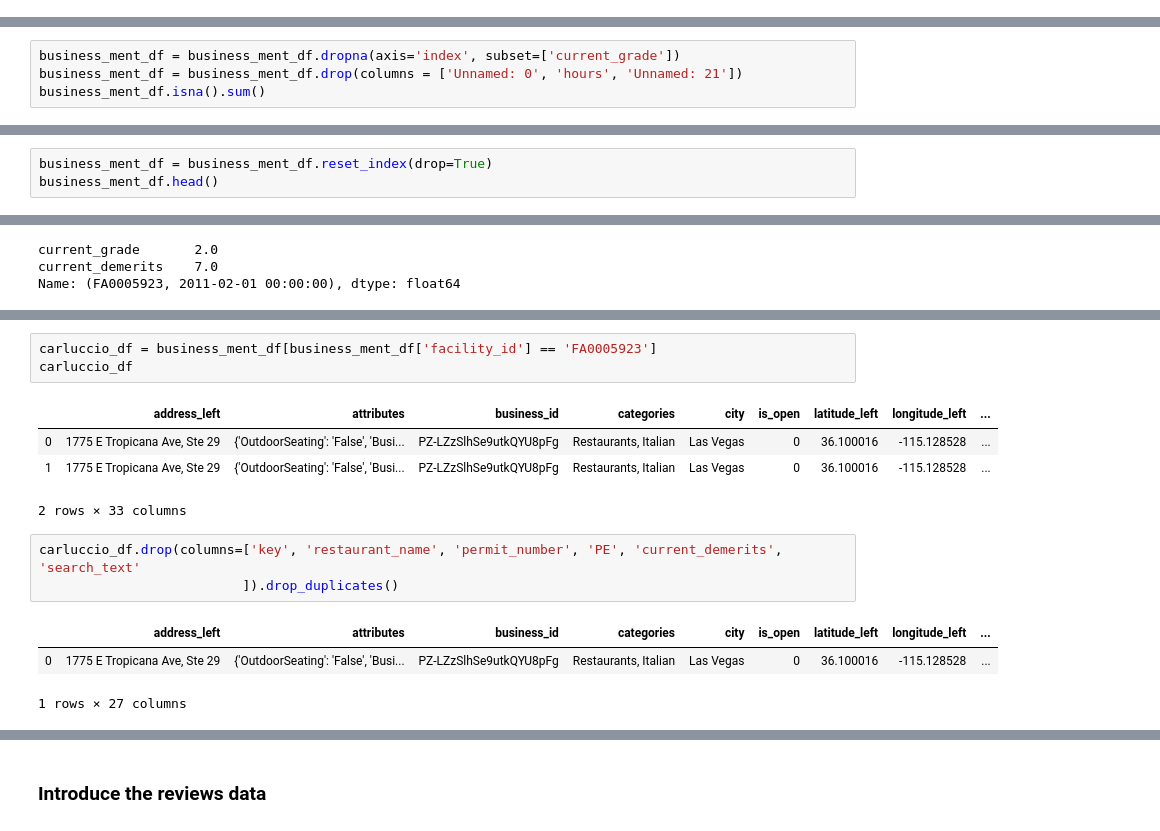
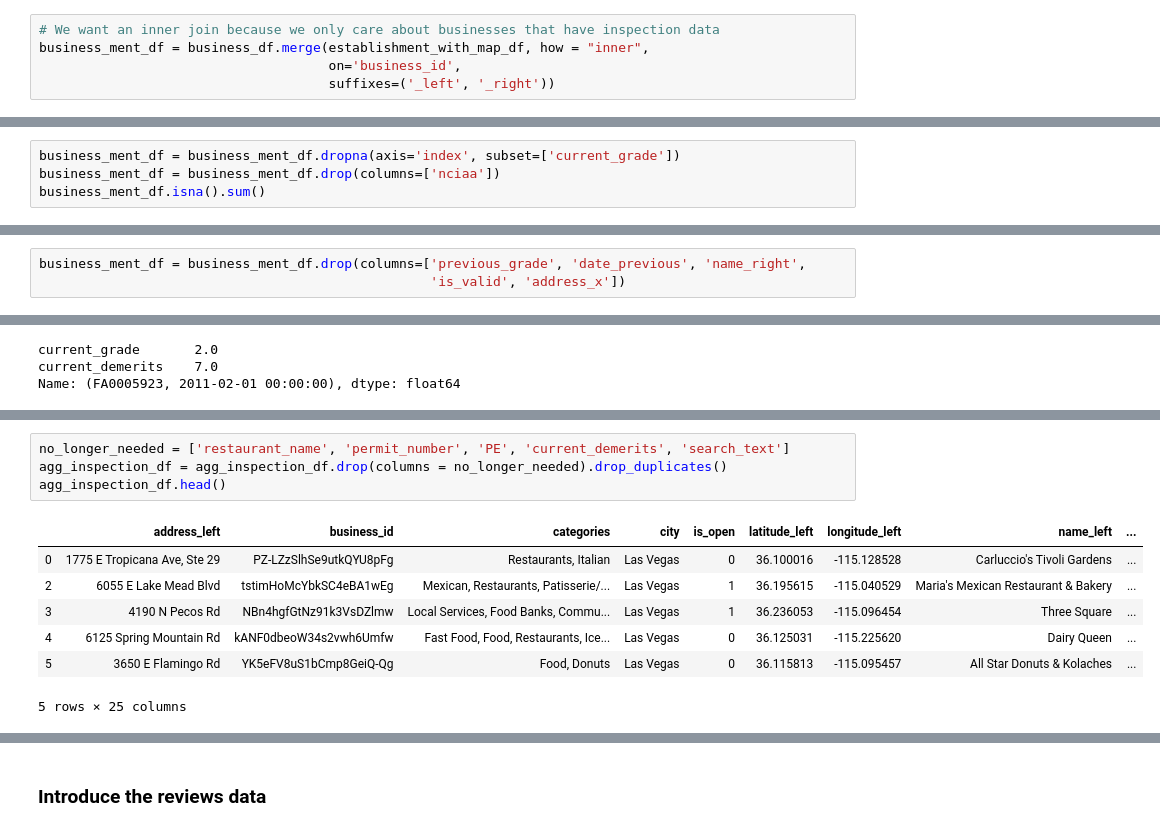
Before and after one commit to RishabPanyam96/Las_Vegas_Food_Inspection, a Jupyter notebook: code/review_inspection_merge.ipynb, the cells around one changed output, grey strips where cells are left out. Drawn from its saved outputs; the diff is of its cells as text.

```diff
--- a/code/review_inspection_merge.ipynb
+++ b/code/review_inspection_merge.ipynb
@@ -157,3 +161,8 @@ business_ment_df = business_single_df.merge(establishment_df, how = "left",
+# %%
+# We want an inner join because we only care about businesses that have inspection data
+business_ment_df = business_df.merge(establishment_with_map_df, how = "inner",
+                                     on='business_id',
+                                     suffixes=('_left', '_right'))
 # %%
 business_ment_df.isna().sum()
 # %% [output]
@@ -176,6 +185,6 @@ Unnamed: 21         13768
 dtype: int64
 # %%
 business_ment_df = business_ment_df.dropna(axis='index', subset=['current_grade'])
-business_ment_df = business_ment_df.drop(columns = ['Unnamed: 0', 'hours', 'Unnamed: 21'])
+business_ment_df = business_ment_df.drop(columns=['nciaa'])
 business_ment_df.isna().sum()
 # %% [output]
@@ -214,4 +223 @@ Index(['address_left', 'attributes', 'business_id', 'categories', 'city',
       dtype='object')
-# %%
-business_ment_df = business_ment_df.reset_index(drop=True)
-business_ment_df.head()
@@ -225,0 +224,3 @@ business_ment_df.head()
+# %%
+business_ment_df = business_ment_df.drop(columns=['previous_grade', 'date_previous', 'name_right',
+                                                  'is_valid', 'address_x'])
@@ -285,15 +290,12 @@ agg_inspection_df
-# %%
-carluccio_df = business_ment_df[business_ment_df['facility_id'] == 'FA0005923']
-carluccio_df
-# %% [output]
-|  | address_left | attributes | business_id | categories | city | is_open | latitude_left | longitude_left | ... |
-| 0 | 1775 E Tropicana Ave, Ste 29 | {'OutdoorSeating': 'False', 'Busi... | PZ-LZzSlhSe9utkQYU8pFg | Restaurants, Italian | Las Vegas | 0 | 36.100016 | -115.128528 | ... |
-| 1 | 1775 E Tropicana Ave, Ste 29 | {'OutdoorSeating': 'False', 'Busi... | PZ-LZzSlhSe9utkQYU8pFg | Restaurants, Italian | Las Vegas | 0 | 36.100016 | -115.128528 | ... |
-2 rows × 33 columns
 # %%
-carluccio_df.drop(columns=['key', 'restaurant_name', 'permit_number', 'PE', 'current_demerits', 'search_text'
-                          ]).drop_duplicates()
+no_longer_needed = ['restaurant_name', 'permit_number', 'PE', 'current_demerits', 'search_text']
+agg_inspection_df = agg_inspection_df.drop(columns = no_longer_needed).drop_duplicates()
+agg_inspection_df.head()
 # %% [output]
-|  | address_left | attributes | business_id | categories | city | is_open | latitude_left | longitude_left | ... |
-| 0 | 1775 E Tropicana Ave, Ste 29 | {'OutdoorSeating': 'False', 'Busi... | PZ-LZzSlhSe9utkQYU8pFg | Restaurants, Italian | Las Vegas | 0 | 36.100016 | -115.128528 | ... |
+|  | address_left | business_id | categories | city | is_open | latitude_left | longitude_left | name_left | ... |
+| 0 | 1775 E Tropicana Ave, Ste 29 | PZ-LZzSlhSe9utkQYU8pFg | Restaurants, Italian | Las Vegas | 0 | 36.100016 | -115.128528 | Carluccio's Tivoli Gardens | ... |
+| 2 | 6055 E Lake Mead Blvd | tstimHoMcYbkSC4eBA1wEg | Mexican, Restaurants, Patisserie/... | Las Vegas | 1 | 36.195615 | -115.040529 | Maria's Mexican Restaurant & Bakery | ... |
+| 3 | 4190 N Pecos Rd | NBn4hgfGtNz91k3VsDZlmw | Local Services, Food Banks, Commu... | Las Vegas | 1 | 36.236053 | -115.096454 | Three Square | ... |
+| 4 | 6125 Spring Mountain Rd | kANF0dbeoW34s2vwh6Umfw | Fast Food, Food, Restaurants, Ice... | Las Vegas | 0 | 36.125031 | -115.225620 | Dairy Queen | ... |
+| 5 | 3650 E Flamingo Rd | YK5eFV8uS1bCmp8GeiQ-Qg | Food, Donuts | Las Vegas | 0 | 36.115813 | -115.095457 | All Star Donuts & Kolaches | ... |
-1 rows × 27 columns
+5 rows × 25 columns
```
Also changed, not shown: parts of 93 cells of this notebook.
